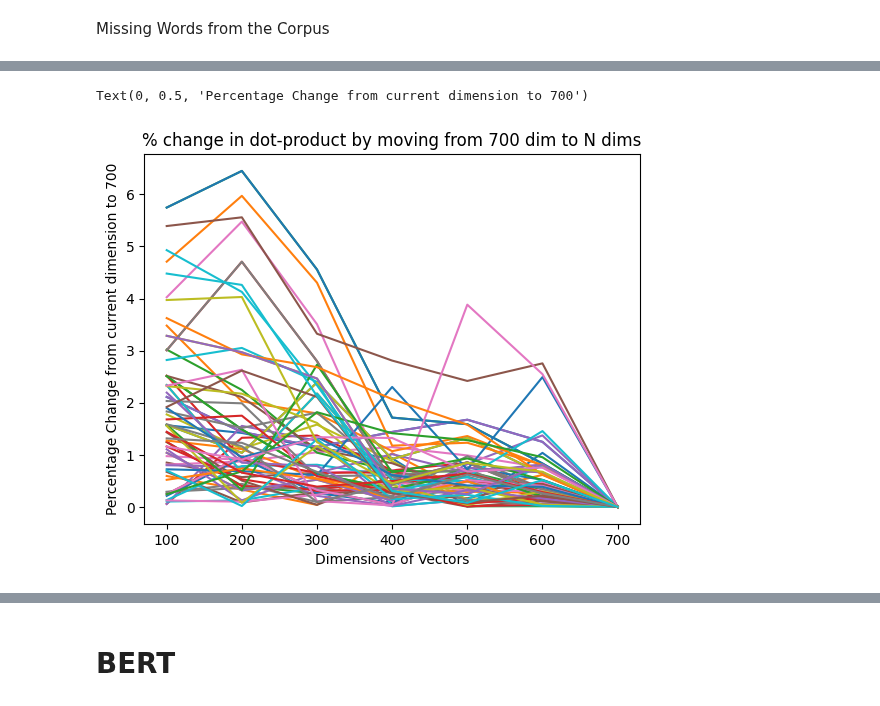
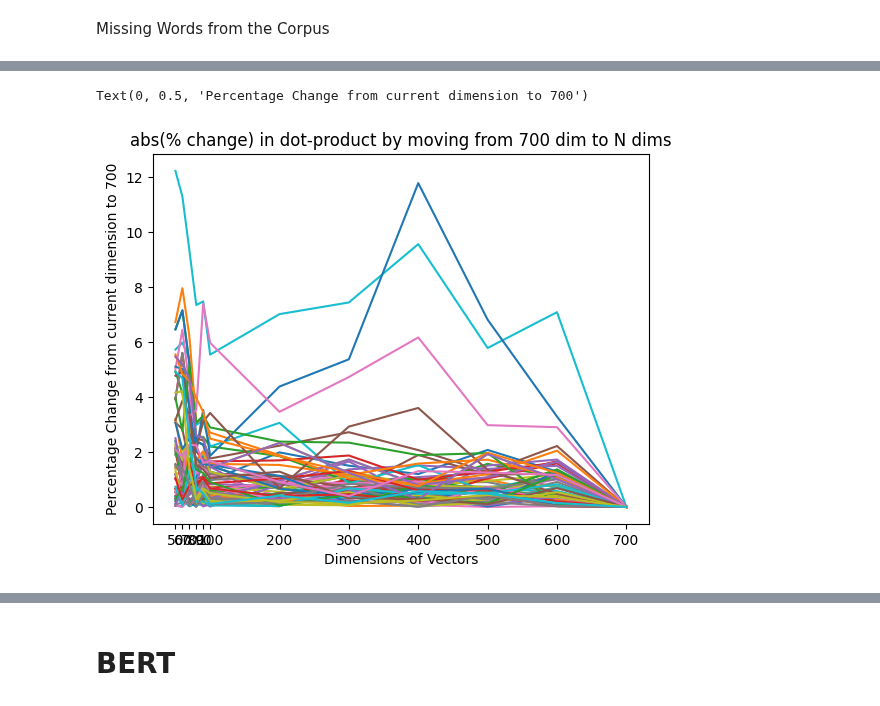
Before and after one commit to henry-dev-atkins/QNLP_MasterWork, a Jupyter notebook: ReadingWordData.ipynb, the cells around one changed output, grey strips where cells are left out. Saved outputs shown, nothing was run; the diff lists cells and outputs as text; code cells hidden in the pictures.

```diff
--- a/ReadingWordData.ipynb
+++ b/ReadingWordData.ipynb
@@ -85,5 +85,7 @@ First 5 Words:
 # Word2Vec
 # %% [markdown]
 ## Training
+# %%
+dimensions = [50,60,70,80,90] + list(np.arange(100,800,100))
 # %%
 sentences = brown.sents()
@@ -168,7 +259,7 @@ np.dot(model_100.wv[words[1]],model_100.wv[words[2]]), np.dot(model_600.wv[words
 (20.451641, 20.383715, 20.330574)
 # %%
 dot_prds = []
-for dims in np.arange(100,800,100):
+for dims in dimensions:
 	model = Word2Vec.load('C:\\Users\\henry\\Desktop\\MastersProject\\QNLP_MasterWork\\Word2VecModels\\brown_model_'+str(dims))
 	dim_dot_prod = []
 	for pair in pairs:
@@ -198,19 +289,19 @@ dot_prods.shape
 # %%
 for word_dotprod in dot_prods.T:
 	scaled_line = []
 	for i, val in reversed(list(enumerate(word_dotprod))):
 		try:
 			if i == 0:
 				scaled_line.append(val - val)
 			else:
 				scaled_line.append(100*abs((word_dotprod[0] - val)/word_dotprod[i-1]))
 		except:
 			pass
-	plt.plot(np.arange(100,800,100), scaled_line)
-plt.title("% change in dot-product by moving from 700 dim to N dims")
-plt.xticks(np.arange(100,800,100))
+	plt.plot(dimensions, scaled_line)
+plt.title("abs(% change) in dot-product by moving from 700 dim to N dims")
+plt.xticks(dimensions)
 plt.xlabel("Dimensions of Vectors")
 plt.ylabel("Percentage Change from current dimension to 700")
 # %% [output]
 Text(0, 0.5, 'Percentage Change from current dimension to 700')
-[figure, old version]
+[figure, new version]
```
Also changed, not shown: parts of 16 cells of this notebook.
